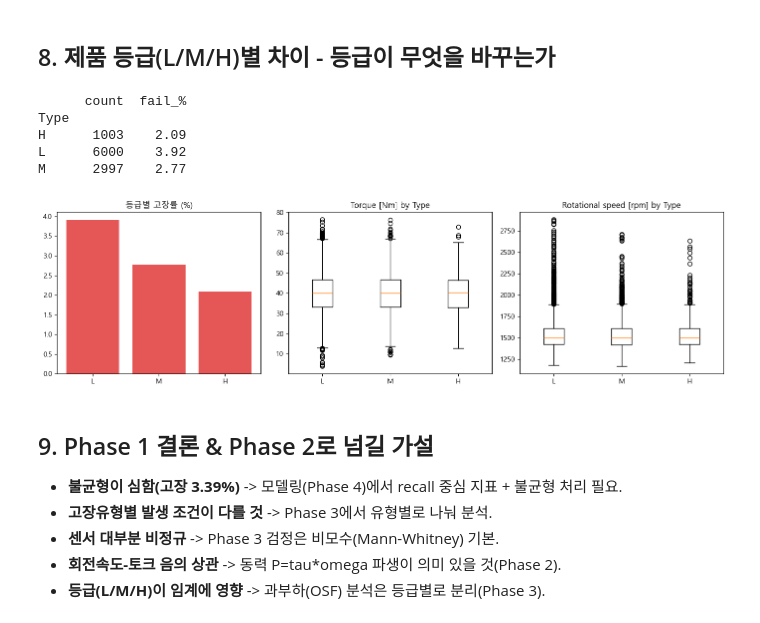
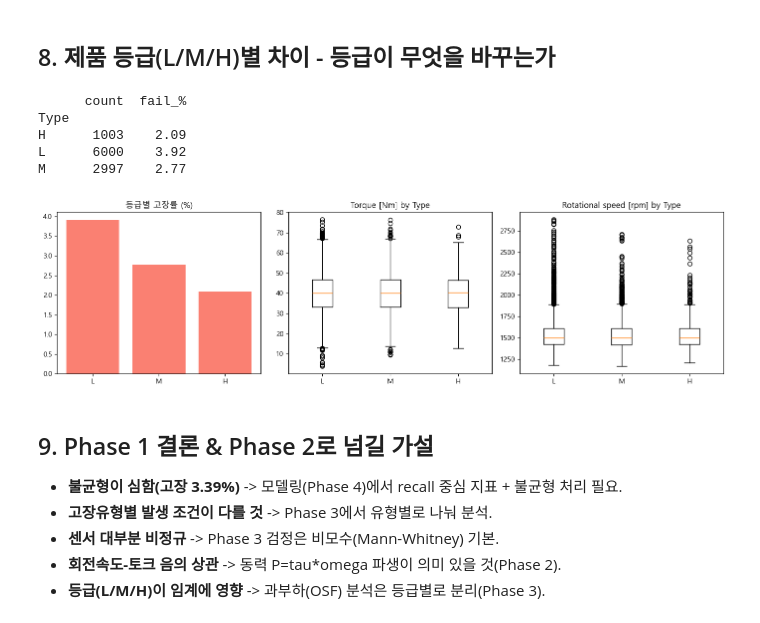
Before and after one commit to albitro/ai4i_pdm, a Jupyter notebook: notebooks/01_eda.ipynb, the cells around one changed output. Drawn from its saved outputs; the diff is of its cells as text; code cells hidden in the pictures.

```diff
--- a/notebooks/01_eda.ipynb
+++ b/notebooks/01_eda.ipynb
@@ -146,7 +146,7 @@ plt.show()
 # %%
 fig, axes = plt.subplots(2, 3, figsize=(13, 7))
 for ax, col in zip(axes.ravel(), sensors):
-    ax.hist(df[col], bins=40, color='#4C78A8', edgecolor='white')
+    ax.hist(df[col], bins=40, color='skyblue', edgecolor='white')
     ax.set_title(col)
     ax.set_ylabel('count')
 axes.ravel()[-1].axis('off')
@@ -315,29 +315,29 @@ Tool wear [min]           106.69   143.78  37.09
 # %%
 # 등급별 고장률
 by_type = df.groupby('Type')[target].agg(['mean', 'count'])
 by_type['fail_%'] = by_type['mean'] * 100
 print(by_type[['count', 'fail_%']].round(2).to_string())
 
 fig, axes = plt.subplots(1, 3, figsize=(14, 4))
 order = ['L', 'M', 'H']
-axes[0].bar(order, [by_type.loc[t, 'fail_%'] for t in order], color='#E45756')
+axes[0].bar(order, [by_type.loc[t, 'fail_%'] for t in order], color='salmon')
 axes[0].set_title('등급별 고장률 (%)')
 
 # 토크/회전속도를 등급별 박스플롯
 for ax, col in zip(axes[1:], ['Torque [Nm]', 'Rotational speed [rpm]']):
     data = [df.loc[df.Type == t, col].values for t in order]
     ax.boxplot(data, tick_labels=order)
     ax.set_title(f'{col} by Type')
 plt.tight_layout()
 plt.savefig(FIGDIR / '01_by_type.png', dpi=120)
 plt.show()
 # %% [output]
       count  fail_%
 Type
 H      1003    2.09
 L      6000    3.92
 M      2997    2.77
-[figure, old version]
+[figure, new version]
 # %% [markdown]
 ## 9. Phase 1 결론 & Phase 2로 넘길 가설
 
```
Also changed, not shown: parts of 2 cells of this notebook, 9 other files.
